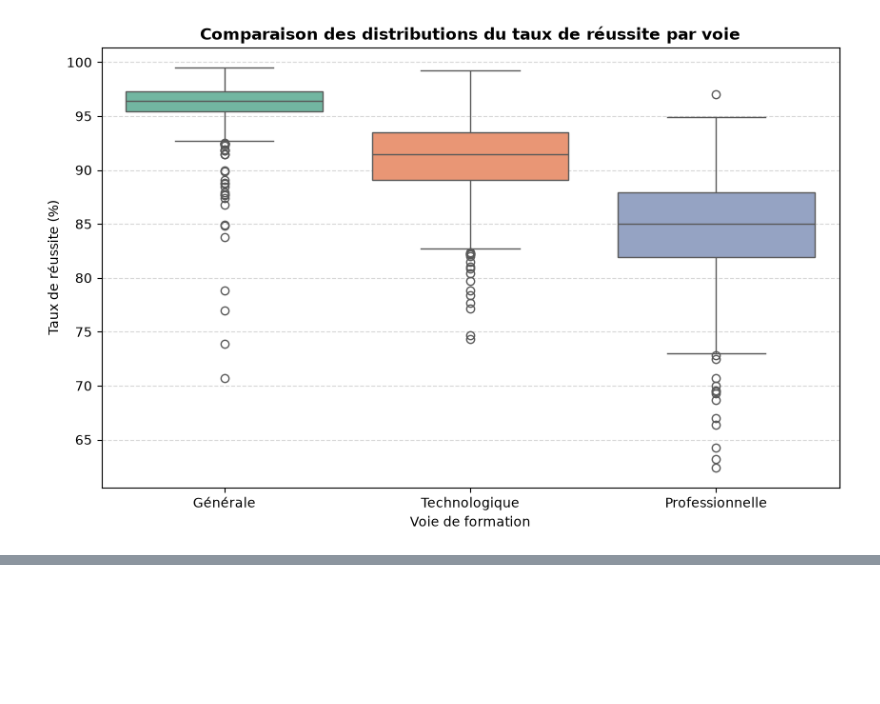
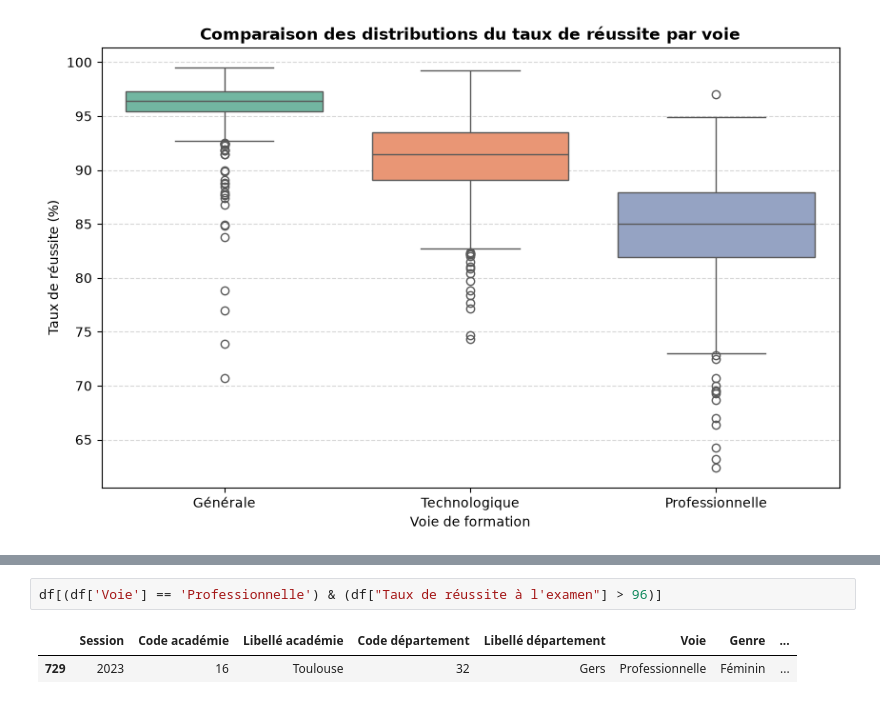
Before and after one commit to WarletAnthony/Analyse-du-taux-de-reussite-au-Baccalaureat, a Jupyter notebook: Nttoyage et Analyse du aux de réussite au Baccalauréat.ipynb, the cells around one changed output, grey strips where cells are left out. Saved outputs shown, nothing was run; the diff lists cells and outputs as text; blank space fills up the shorter version.

```diff
--- a/Nttoyage et Analyse du aux de réussite au Baccalauréat.ipynb
+++ b/Nttoyage et Analyse du aux de réussite au Baccalauréat.ipynb
@@ -262,0 +269,5 @@ Passing `palette` without assigning `hue` is deprecated and will be removed in v
+# %%
+df[(df['Voie'] == 'Professionnelle') & (df["Taux de réussite à l'examen"] > 96)]
+# %% [output]
+|  | Session | Code académie | Libellé académie | Code département | Libellé département | Voie | Genre | ... |
+| 729 | 2023 | 16 | Toulouse | 32 | Gers | Professionnelle | Féminin | ... |
```
Also changed, not shown: parts of 1 cell of this notebook.
